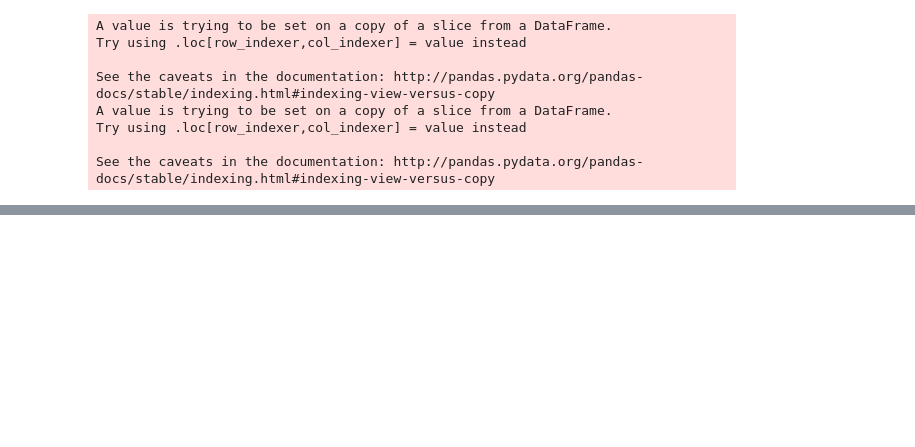
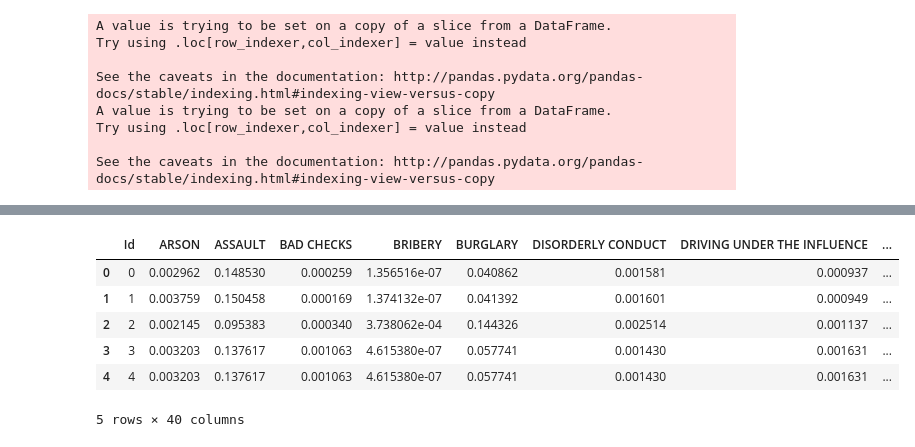
Before and after one commit to BarnetteME1/SF-Crime-Prediction, a Jupyter notebook: XGBoost.ipynb, the cells around one changed output, grey strips where cells are left out. Cells and saved outputs as stored; diff of their text form; code cells hidden in the pictures; blank space fills up the shorter version.

```diff
--- a/XGBoost.ipynb
+++ b/XGBoost.ipynb
@@ -84,3 +97,5 @@ predictions = order(predictions,['Id'])
+# %%
+pred_test = predictions.head()
 # %%
 predictions
 # %% [output]
@@ -107,2 +120,12 @@ predictions.to_csv('predictions_XGB2.csv', index=False)
+# %%
+pred_test
+# %% [output]
+|  | Id | ARSON | ASSAULT | BAD CHECKS | BRIBERY | BURGLARY | DISORDERLY CONDUCT | DRIVING UNDER THE INFLUENCE | ... |
+| 0 | 0 | 0.002962 | 0.148530 | 0.000259 | 1.356516e-07 | 0.040862 | 0.001581 | 0.000937 | ... |
+| 1 | 1 | 0.003759 | 0.150458 | 0.000169 | 1.374132e-07 | 0.041392 | 0.001601 | 0.000949 | ... |
+| 2 | 2 | 0.002145 | 0.095383 | 0.000340 | 3.738062e-04 | 0.144326 | 0.002514 | 0.001137 | ... |
+| 3 | 3 | 0.003203 | 0.137617 | 0.001063 | 4.615380e-07 | 0.057741 | 0.001430 | 0.001631 | ... |
+| 4 | 4 | 0.003203 | 0.137617 | 0.001063 | 4.615380e-07 | 0.057741 | 0.001430 | 0.001631 | ... |
+5 rows × 40 columns
 # %%
 xgb.plot_importance(bst)
```
Also changed, not shown: parts of 9 cells of this notebook, 1 other file.
